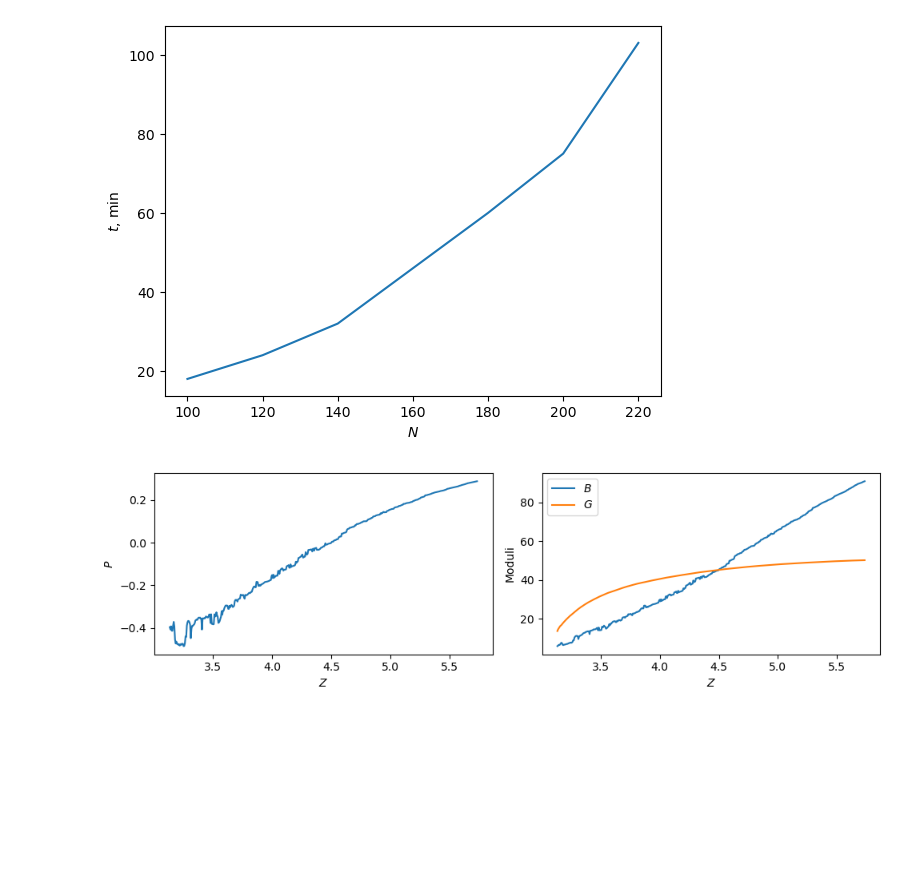
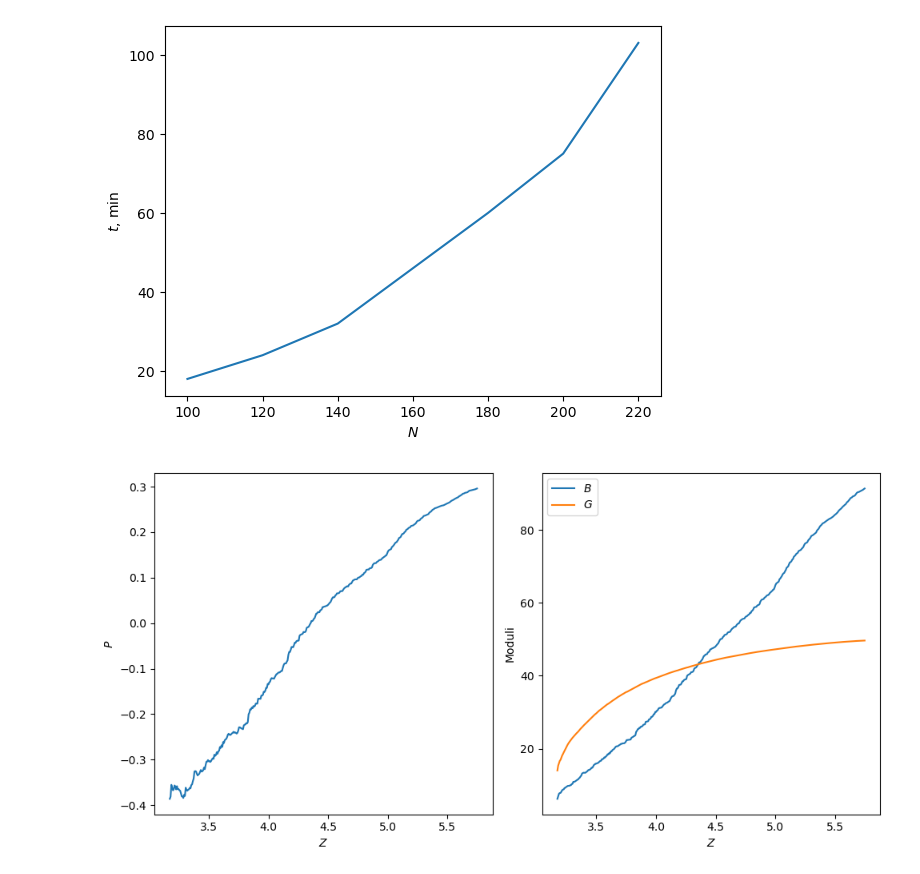
Before and after one commit to Shteingolts/auxetic_optimizer, a Jupyter notebook: test.ipynb, the cells around one changed output. Cells and saved outputs as stored; diff of their text form; code cells hidden in the pictures; blank space fills up the shorter version.

Commit message:
some figures

```diff
--- a/test.ipynb
+++ b/test.ipynb
@@ -23,7 +23,7 @@ def plot_opt_history(log_dir: str, log_file:str = "optimization_log.pkl"):
     Gs = [step.dG.shear_modulus for step in opt_history]
     Ps = [step.dG.p_ratio for step in opt_history]
     Zs = [step.network.coordination_number for step in opt_history]
-    fig, axs = plt.subplots(nrows=1, ncols=2, figsize=(10, 3), layout='tight')
+    fig, axs = plt.subplots(nrows=1, ncols=2, figsize=(10, 5), layout='tight')
     # P graph
     axs[0].plot(Zs, Ps, label='P')
     axs[0].set_ylabel("$P$")
@@ -51,9 +51,9 @@ plt.show()
 [figure]
 # %%
 # orig_history = plot_opt_history("/home/sergey/work/auxetic_optimizer/successful_cases/", log_file="small_auxetic_0.01.pkl")
-new_history = plot_opt_history("/home/sergey/work/auxetic_optimizer/auxetic_data/360/1")
+new_history = plot_opt_history("/home/sergey/work/auxetic_optimizer/auxetic_data/300/2")
 # %% [output]
-[figure, old version]
+[figure, new version]
 # %%
 init_networks: list[network.Network] = []
 opt_networks: list[network.Network] = []
```
Also changed, not shown: parts of 4 cells of this notebook, 4 other files.
